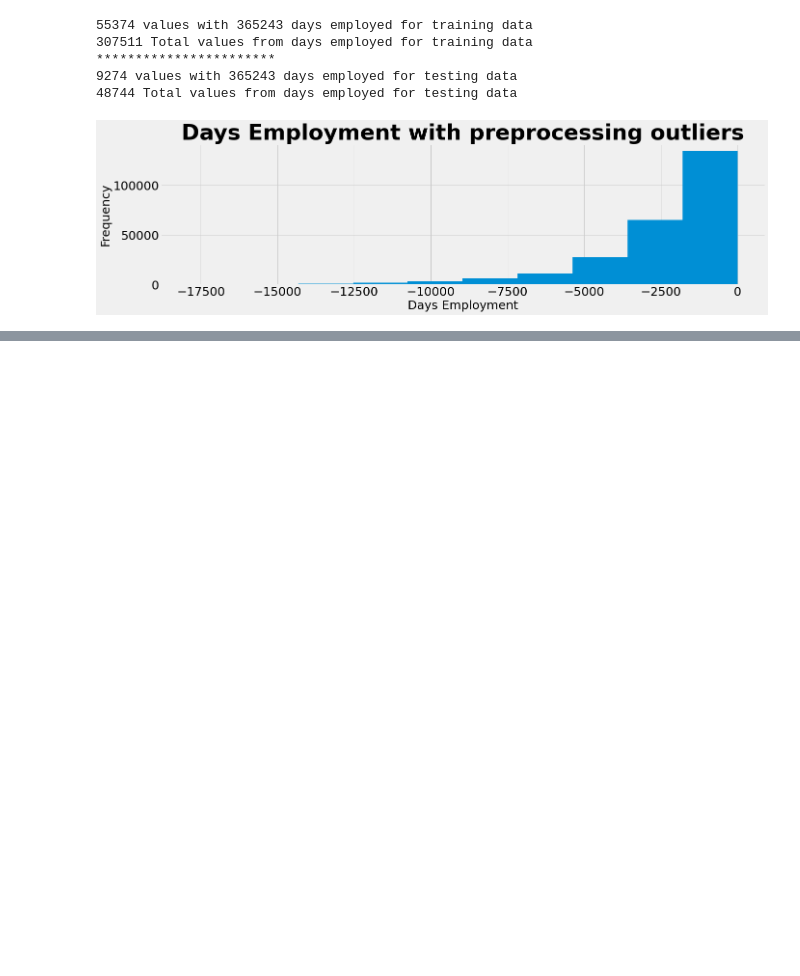
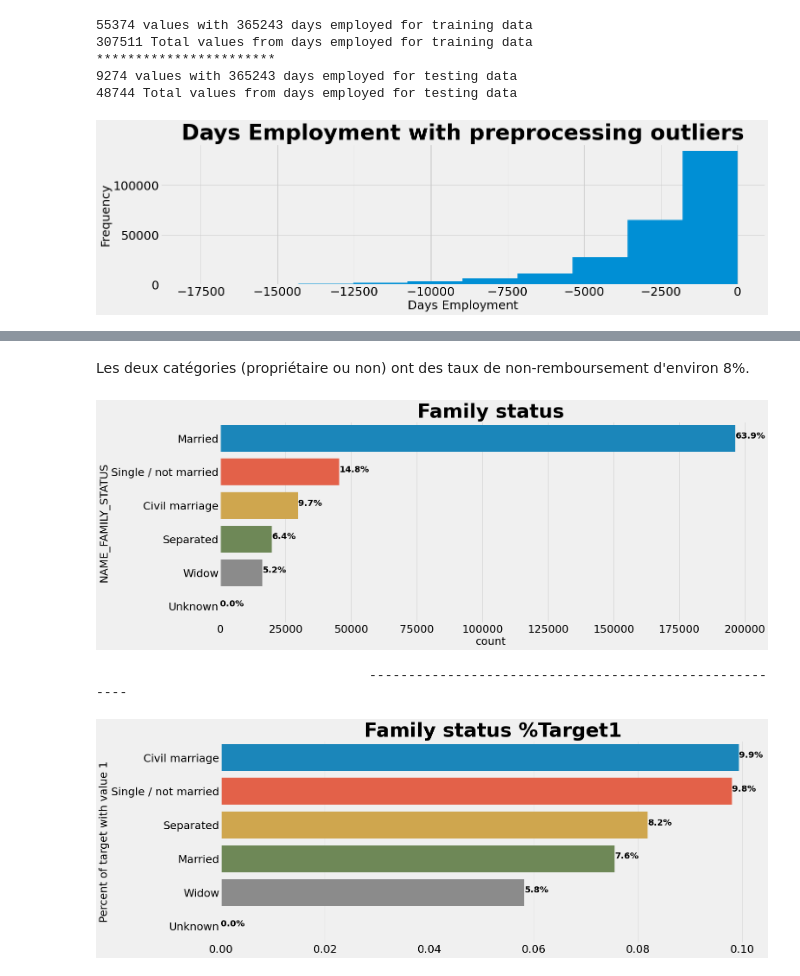
Before and after one commit to nalron/project_credit_scoring_model, a Jupyter notebook: p7_01_eda_notebook.ipynb, the cells around one changed output, grey strips where cells are left out. Cells and saved outputs as stored; diff of their text form; code cells hidden in the pictures; blank space fills up the shorter version.

```diff
--- a/p7_01_eda_notebook.ipynb
+++ b/p7_01_eda_notebook.ipynb
@@ -493,0 +567,11 @@ show()
+# %% [markdown]
+Les deux catégories (propriétaire ou non) ont des taux de non-remboursement d'environ 8%.
+# %%
+#NAME_FAMILY_STATUS
+plot_stat(application_train, 'NAME_FAMILY_STATUS',"Family status")
+print("                                   -------------------------------------------------------")
+plot_percent_target1(application_train, 'NAME_FAMILY_STATUS',"Family status %Target1")
+# %% [output]
+[figure, added]
+                                   -------------------------------------------------------
+[figure, added]
```
Also changed, not shown: parts of 20 cells of this notebook.
